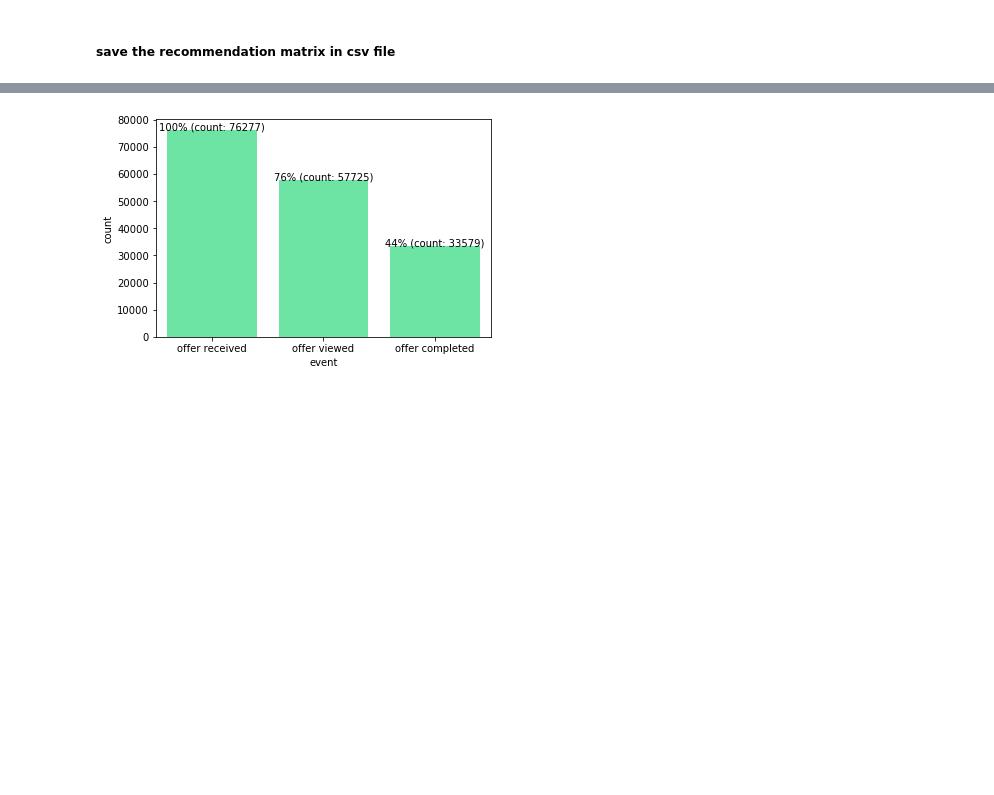
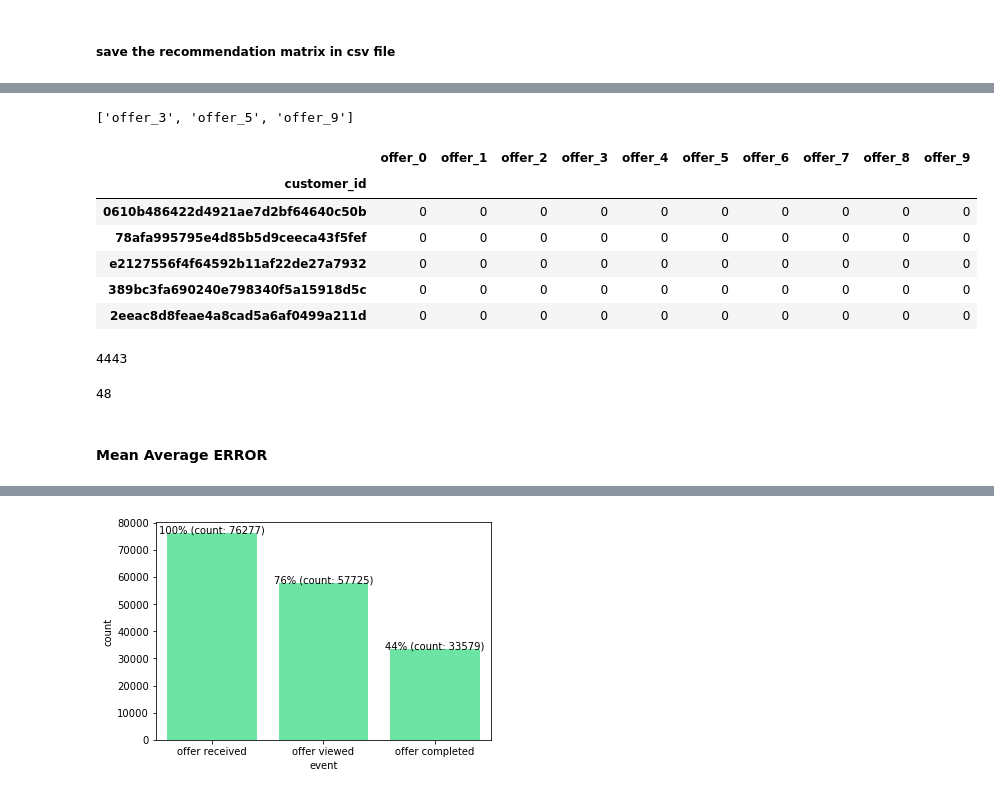
Before and after one commit to G-K-Bhardwaj/Starbucks_Capstone_Challenge, a Jupyter notebook: Starbucks_Capstone_notebook.ipynb, the cells around one changed output, grey strips where cells are left out. Saved outputs shown, nothing was run; the diff lists cells and outputs as text; code cells hidden in the pictures; blank space fills up the shorter version.

```diff
--- a/Starbucks_Capstone_notebook.ipynb
+++ b/Starbucks_Capstone_notebook.ipynb
@@ -1321,0 +1482,30 @@ customer_recs_matrix.to_csv("customer_recs_matrix.csv")
+# %%
+# check ignored offers for user '868317b9be554cb18e50bc68484749a2'
+
+user1_received, user1_viewed, user1_completed = get_trans_event_df(df=transcript,
+                                                                   user_id=test_user_id)
+customer_ignored_offers(test_user_id, df_recieved=user1_received, df_viewed=user1_viewed, df_completed=user1_completed)
+# %% [output]
+['offer_3', 'offer_5', 'offer_9']
+# %%
+comparision_ignored_vs_recs = np.multiply(customer_recs_matrix, ignored_offers_matrix)
+comparision_ignored_vs_recs.head()
+# %% [output]
+|  | offer_0 | offer_1 | offer_2 | offer_3 | offer_4 | offer_5 | offer_6 | offer_7 | offer_8 | offer_9 |
+| customer_id |  |  |  |  |  |  |  |  |  |  |
+| 0610b486422d4921ae7d2bf64640c50b | 0 | 0 | 0 | 0 | 0 | 0 | 0 | 0 | 0 | 0 |
+| 78afa995795e4d85b5d9ceeca43f5fef | 0 | 0 | 0 | 0 | 0 | 0 | 0 | 0 | 0 | 0 |
+| e2127556f4f64592b11af22de27a7932 | 0 | 0 | 0 | 0 | 0 | 0 | 0 | 0 | 0 | 0 |
+| 389bc3fa690240e798340f5a15918d5c | 0 | 0 | 0 | 0 | 0 | 0 | 0 | 0 | 0 | 0 |
+| 2eeac8d8feae4a8cad5a6af0499a211d | 0 | 0 | 0 | 0 | 0 | 0 | 0 | 0 | 0 | 0 |
+# %%
+ignored_offers_matrix.sum().sum()
+# %% [output]
+4443
+# %%
+total_errors_ignored_vs_recs = comparision_ignored_vs_recs.sum().sum()
+total_errors_ignored_vs_recs
+# %% [output]
+48
+# %% [markdown]
+#### Mean Average ERROR
```
Also changed, not shown: parts of 28 cells of this notebook, 5 other files.
